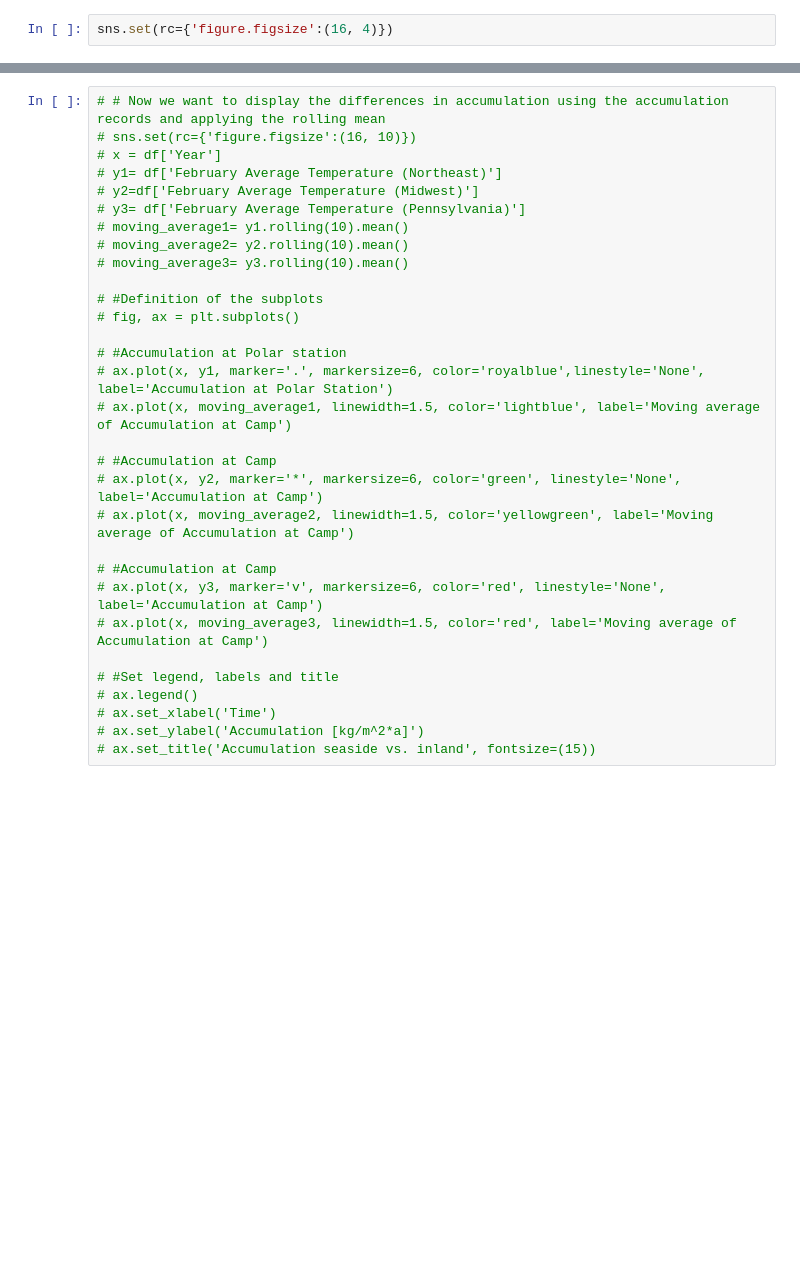
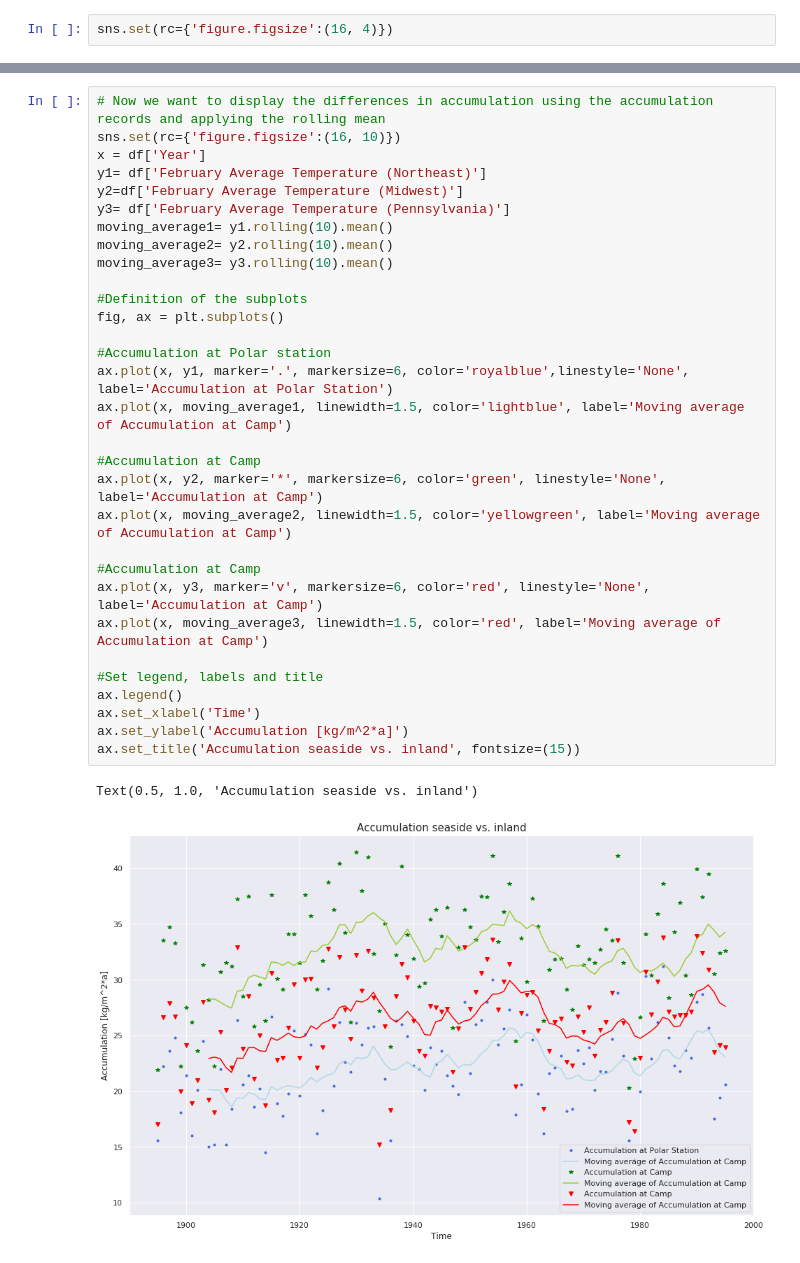
Before and after one commit to hasanseam/Data-analysis-and-Visualization-using-Python, a Jupyter notebook: Seam_Hasanur_Homewor_17june2020.ipynb, the cells around one changed output, grey strips where cells are left out. Saved outputs shown, nothing was run; the diff lists cells and outputs as text; blank space fills up the shorter version.

```diff
--- a/Seam_Hasanur_Homewor_17june2020.ipynb
+++ b/Seam_Hasanur_Homewor_17june2020.ipynb
@@ -75,34 +106,37 @@ plt.title('February Average temperature in different state', fontsize=(15))
 # %%
-# # Now we want to display the differences in accumulation using the accumulation records and applying the rolling mean
-# sns.set(rc={'figure.figsize':(16, 10)})
-# x = df['Year']
-# y1= df['February Average Temperature (Northeast)']
-# y2=df['February Average Temperature (Midwest)']
-# y3= df['February Average Temperature (Pennsylvania)']
-# moving_average1= y1.rolling(10).mean()
-# moving_average2= y2.rolling(10).mean()
-# moving_average3= y3.rolling(10).mean()
+# Now we want to display the differences in accumulation using the accumulation records and applying the rolling mean
+sns.set(rc={'figure.figsize':(16, 10)})
+x = df['Year']
+y1= df['February Average Temperature (Northeast)']
+y2=df['February Average Temperature (Midwest)']
+y3= df['February Average Temperature (Pennsylvania)']
+moving_average1= y1.rolling(10).mean()
+moving_average2= y2.rolling(10).mean()
+moving_average3= y3.rolling(10).mean()
 
-# #Definition of the subplots
-# fig, ax = plt.subplots()
+#Definition of the subplots
+fig, ax = plt.subplots()
 
-# #Accumulation at Polar station
-# ax.plot(x, y1, marker='.', markersize=6, color='royalblue',linestyle='None', label='Accumulation at Polar Station')
-# ax.plot(x, moving_average1, linewidth=1.5, color='lightblue', label='Moving average of Accumulation at Camp')
+#Accumulation at Polar station
+ax.plot(x, y1, marker='.', markersize=6, color='royalblue',linestyle='None', label='Accumulation at Polar Station')
+ax.plot(x, moving_average1, linewidth=1.5, color='lightblue', label='Moving average of Accumulation at Camp')
 
-# #Accumulation at Camp
-# ax.plot(x, y2, marker='*', markersize=6, color='green', linestyle='None', label='Accumulation at Camp')
-# ax.plot(x, moving_average2, linewidth=1.5, color='yellowgreen', label='Moving average of Accumulation at Camp')
+#Accumulation at Camp
+ax.plot(x, y2, marker='*', markersize=6, color='green', linestyle='None', label='Accumulation at Camp')
+ax.plot(x, moving_average2, linewidth=1.5, color='yellowgreen', label='Moving average of Accumulation at Camp')
 
-# #Accumulation at Camp
-# ax.plot(x, y3, marker='v', markersize=6, color='red', linestyle='None', label='Accumulation at Camp')
-# ax.plot(x, moving_average3, linewidth=1.5, color='red', label='Moving average of Accumulation at Camp')
+#Accumulation at Camp
+ax.plot(x, y3, marker='v', markersize=6, color='red', linestyle='None', label='Accumulation at Camp')
+ax.plot(x, moving_average3, linewidth=1.5, color='red', label='Moving average of Accumulation at Camp')
 
-# #Set legend, labels and title
-# ax.legend()
-# ax.set_xlabel('Time')
-# ax.set_ylabel('Accumulation [kg/m^2*a]')
-# ax.set_title('Accumulation seaside vs. inland', fontsize=(15))
+#Set legend, labels and title
+ax.legend()
+ax.set_xlabel('Time')
+ax.set_ylabel('Accumulation [kg/m^2*a]')
+ax.set_title('Accumulation seaside vs. inland', fontsize=(15))
+# %% [output]
+Text(0.5, 1.0, 'Accumulation seaside vs. inland')
+[figure, added]
 # %%
 #Assigning the variables
 x= df['Year']
```
Also changed, not shown: parts of 6 cells of this notebook.
